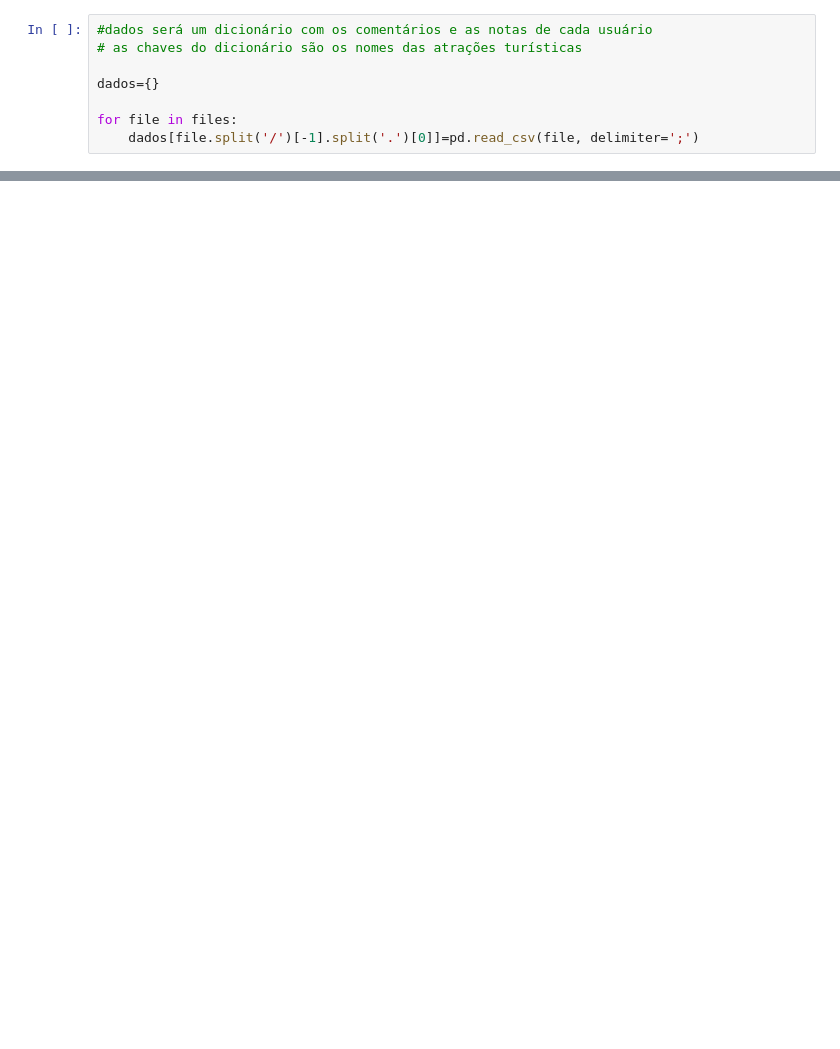
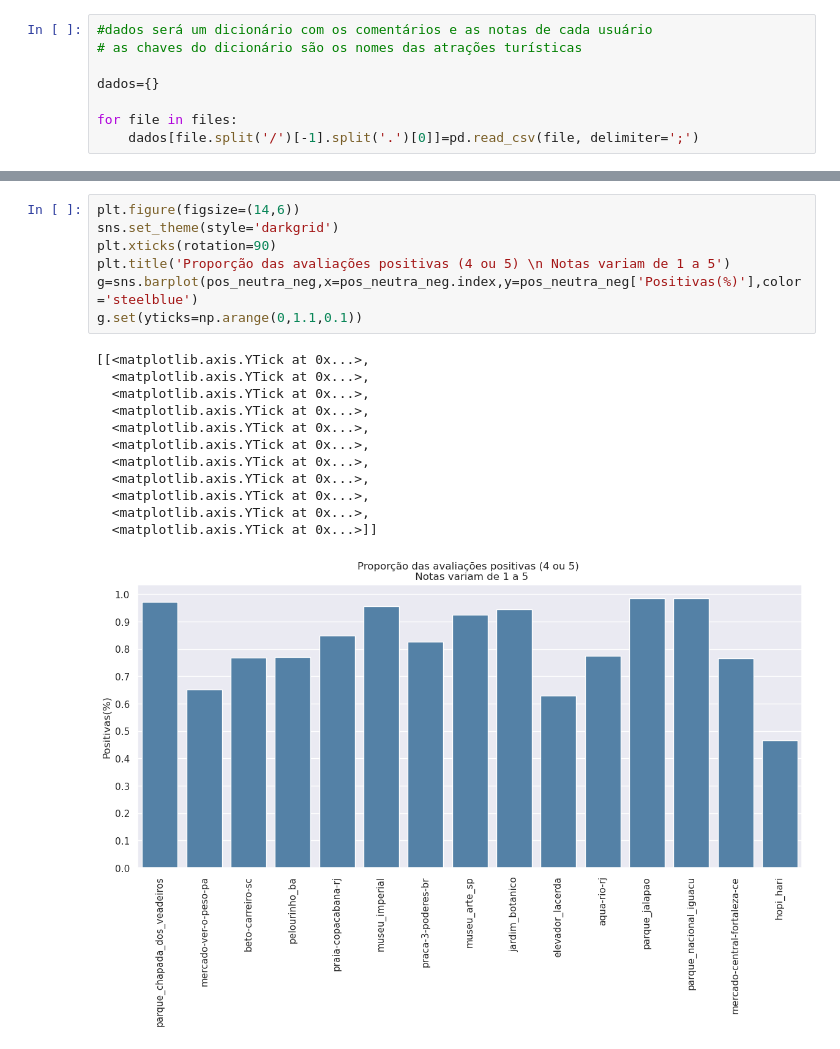
Before and after one commit to RodolfoPCruz/trip_advisor, a Jupyter notebook: trip_advisor.ipynb, the cells around one changed output, grey strips where cells are left out. Saved outputs shown, nothing was run; the diff lists cells and outputs as text; blank space fills up the shorter version.

```diff
--- a/trip_advisor.ipynb
+++ b/trip_advisor.ipynb
@@ -99,0 +190,20 @@ proporcao_notas
+# %%
+plt.figure(figsize=(14,6))
+sns.set_theme(style='darkgrid')
+plt.xticks(rotation=90)
+plt.title('Proporção das avaliações positivas (4 ou 5) \n Notas variam de 1 a 5')
+g=sns.barplot(pos_neutra_neg,x=pos_neutra_neg.index,y=pos_neutra_neg['Positivas(%)'],color='steelblue')
+g.set(yticks=np.arange(0,1.1,0.1))
+# %% [output]
+[[<matplotlib.axis.YTick at 0x...>,
+  <matplotlib.axis.YTick at 0x...>,
+  <matplotlib.axis.YTick at 0x...>,
+  <matplotlib.axis.YTick at 0x...>,
+  <matplotlib.axis.YTick at 0x...>,
+  <matplotlib.axis.YTick at 0x...>,
+  <matplotlib.axis.YTick at 0x...>,
+  <matplotlib.axis.YTick at 0x...>,
+  <matplotlib.axis.YTick at 0x...>,
+  <matplotlib.axis.YTick at 0x...>,
+  <matplotlib.axis.YTick at 0x...>]]
+[figure, added]
```
Also changed, not shown: parts of 24 cells of this notebook.
